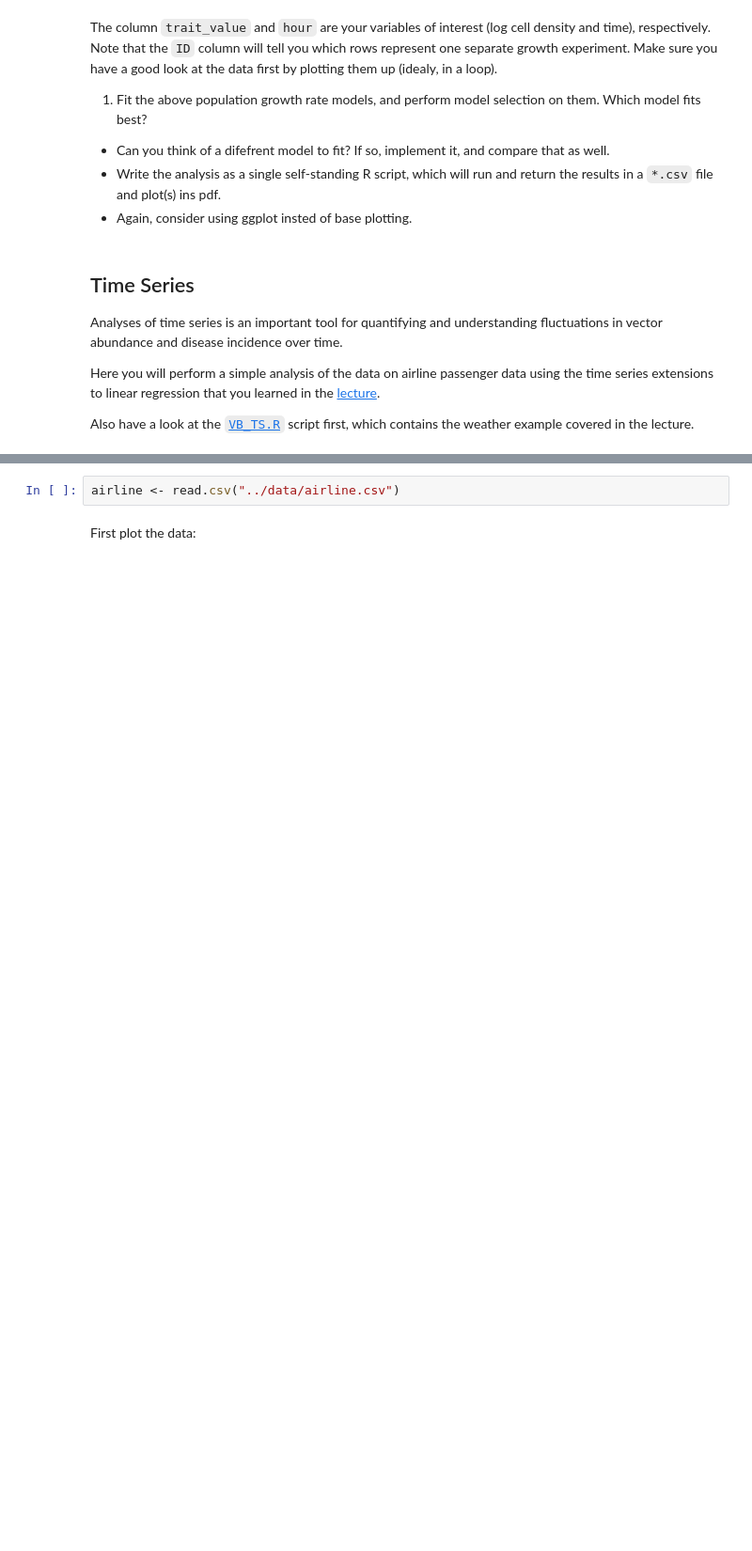
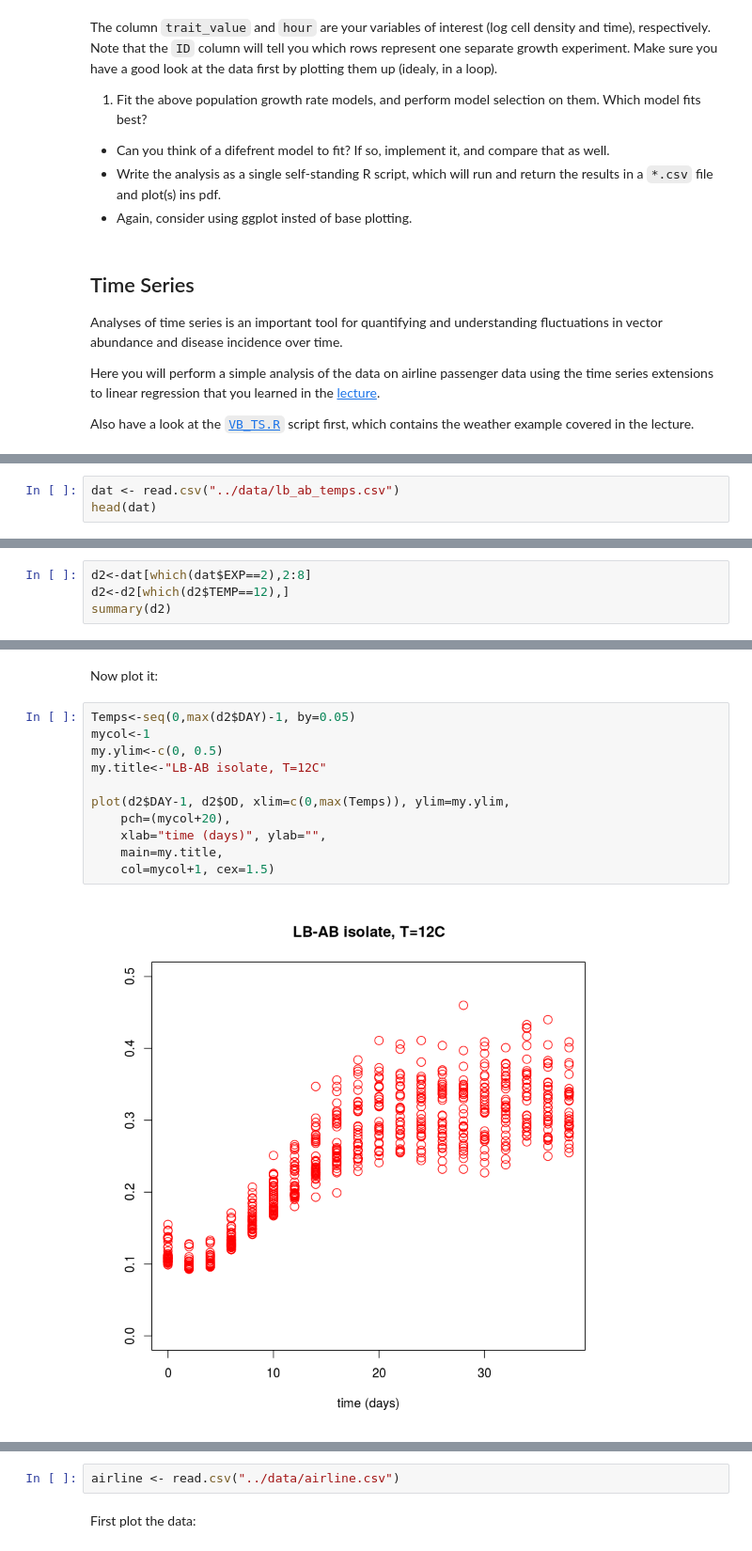
Before and after one commit to vectorbite/VBiTraining2, a Jupyter notebook: notebooks/Abundances.ipynb, the cells around one changed output, grey strips where cells are left out. Shown: that part at 94% size. Drawn from its saved outputs; the diff is of its cells as text; blank space fills up the shorter version.

```diff
--- a/notebooks/Abundances.ipynb
+++ b/notebooks/Abundances.ipynb
@@ -227,0 +257,3 @@ Also have a look at the [`VB_TS.R`](https://github.com/vectorbite/VBiTraining/tr
+# %%
+dat <- read.csv("../data/lb_ab_temps.csv")
+head(dat)
@@ -227,0 +270,4 @@ Also have a look at the [`VB_TS.R`](https://github.com/vectorbite/VBiTraining/tr
+# %%
+d2<-dat[which(dat$EXP==2),2:8]
+d2<-d2[which(d2$TEMP==12),]
+summary(d2)
@@ -227,0 +290,15 @@ Also have a look at the [`VB_TS.R`](https://github.com/vectorbite/VBiTraining/tr
+# %% [markdown]
+Now plot it:
+# %%
+Temps<-seq(0,max(d2$DAY)-1, by=0.05)
+mycol<-1
+my.ylim<-c(0, 0.5)
+my.title<-"LB-AB isolate, T=12C"
+
+plot(d2$DAY-1, d2$OD, xlim=c(0,max(Temps)), ylim=my.ylim,
+    pch=(mycol+20),
+    xlab="time (days)", ylab="",
+    main=my.title,
+    col=mycol+1, cex=1.5)
+# %% [output]
+[figure, added]
```
Also changed, not shown: parts of 11 cells of this notebook, 12 other files.
